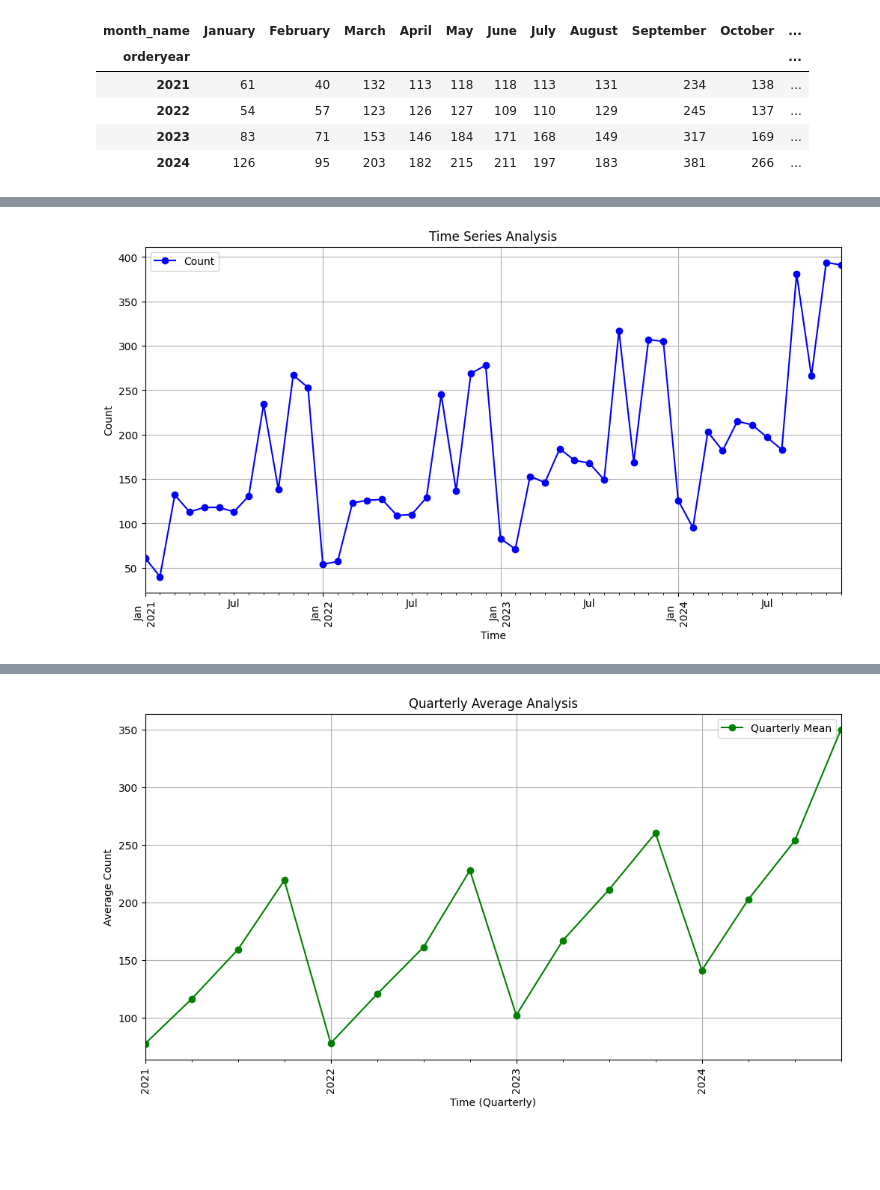
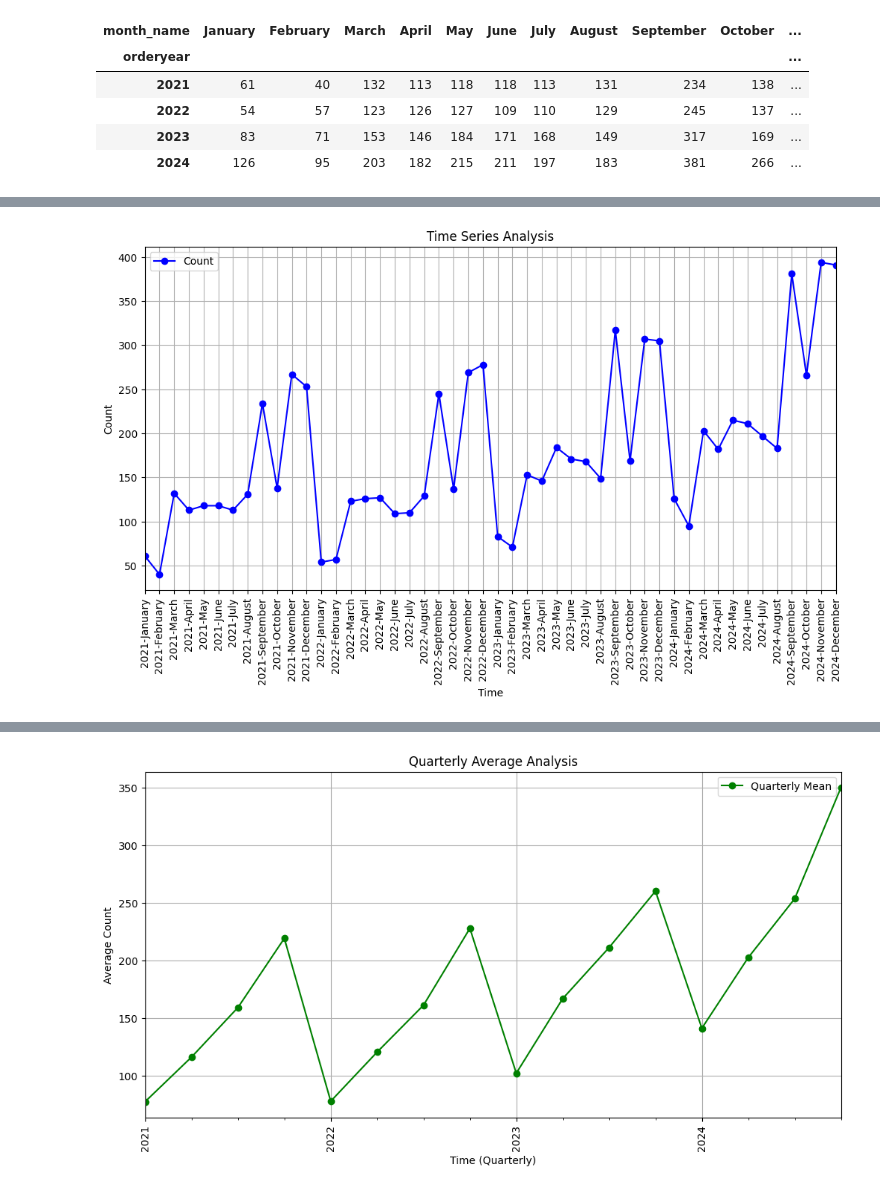
Before and after one commit to stephene369/MentorBiProject-1, a Jupyter notebook: Project1.ipynb, the cells around one changed output, grey strips where cells are left out. Saved outputs shown, nothing was run; the diff lists cells and outputs as text; code cells hidden in the pictures; blank space fills up the shorter version.

```diff
--- a/Project1.ipynb
+++ b/Project1.ipynb
@@ -86,32 +87,37 @@ sns.barplot(pivot)
 # %%
 
 # Réinitialiser l'index pour convertir en un format utilisable pour une série temporelle
 pivot.reset_index(inplace=True)
 
 # Fusionner 'orderyear' et 'month_name' pour créer un index temporel
 pivot_melted = pivot.melt(id_vars='orderyear', var_name='month_name', value_name='count')
 month_order = [
     "January", "February", "March", "April", "May", "June",
     "July", "August", "September", "October", "November", "December"
 ]
+
+# Convertir les données en série temporelle
 pivot_melted['month'] = pivot_melted['month_name'].apply(lambda x: month_order.index(x) + 1)
-pivot_melted['date'] = pd.to_datetime(pivot_melted['orderyear'] + '-' + pivot_melted['month'].astype(str))
+pivot_melted['date'] = pd.to_datetime(pivot_melted['orderyear'].astype(str) + '-' + pivot_melted['month'].astype(str))
 
 # Trier par date
 pivot_melted = pivot_melted.sort_values('date')
 
 # Créer une série temporelle
 time_series = pivot_melted.set_index('date')['count']
 
 # Tracer la série temporelle
 plt.figure(figsize=(12, 6))
 time_series.plot(marker='o', linestyle='-', color='b', label='Count')
 plt.title('Time Series Analysis')
 plt.ylabel('Count')
 plt.xlabel('Time')
 plt.grid(True)
 plt.legend()
-plt.xticks(rotation=90)
+
+# Ajouter tous les ticks sur l'axe des abscisses
+plt.xticks(ticks=time_series.index, labels=time_series.index.strftime('%Y-%B'), rotation=90)
+
 plt.show()
 # %% [output]
-[figure, old version]
+[figure, new version]
```
Also changed, not shown: parts of 5 cells of this notebook, 3 other files.
